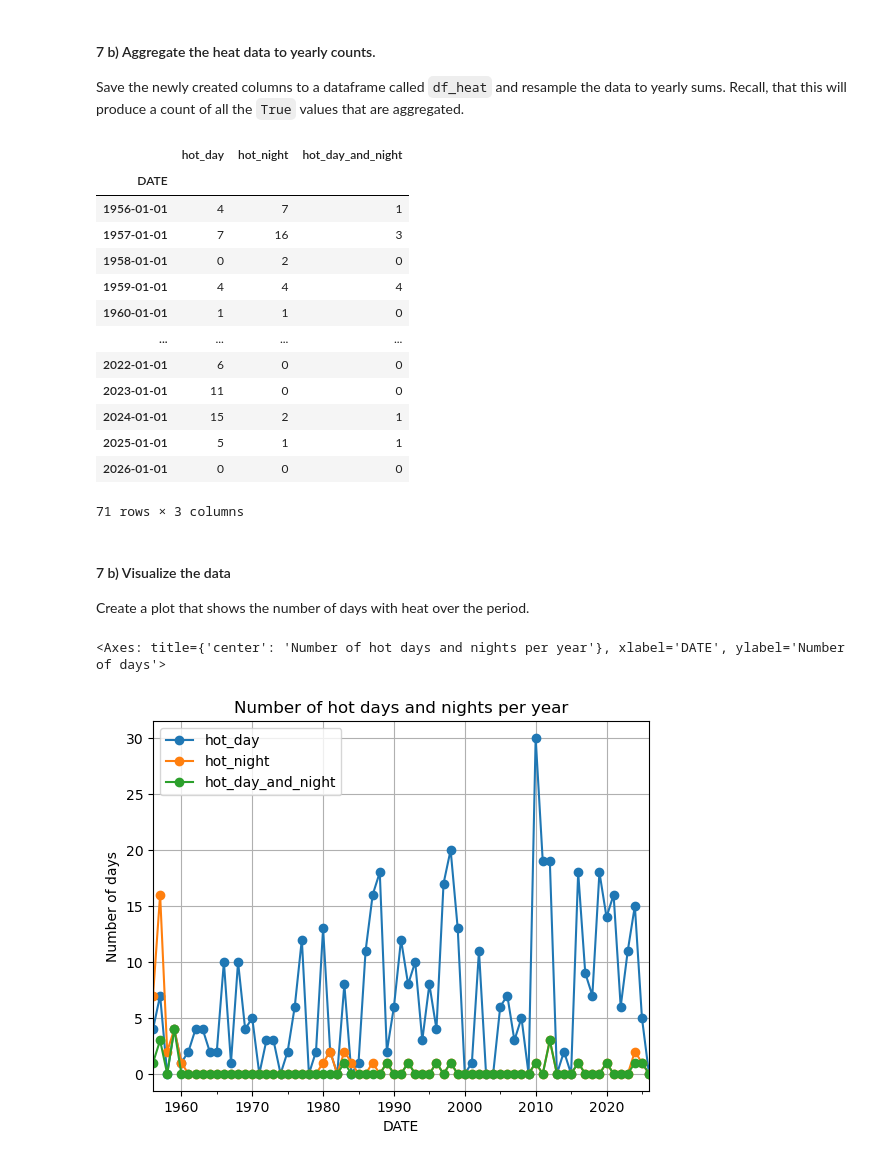
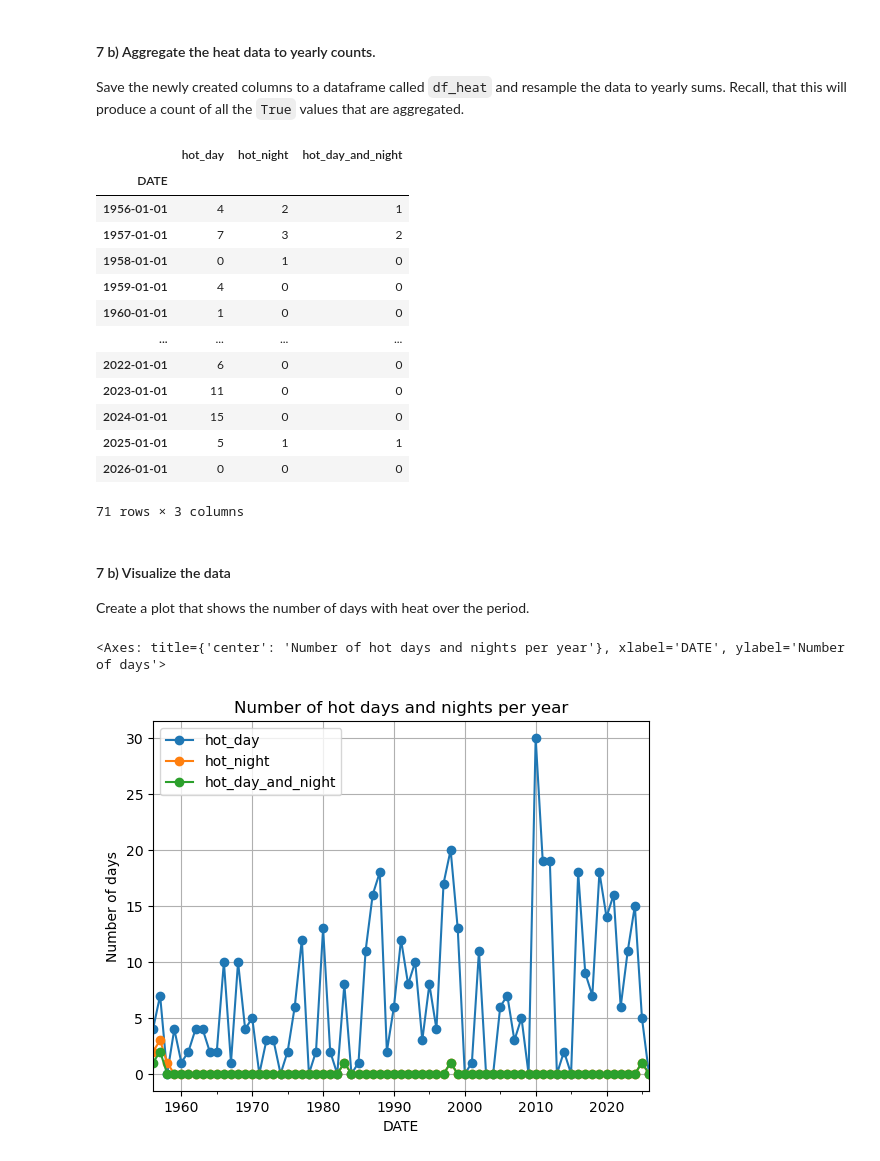
Before and after one commit to sarahcoleman12/ISAT_420_S26_Shared, a Jupyter notebook: W5_Pandas_Groupby_And_Timeseries/Code/w5_pandas_timerseries_practice.ipynb, the cells around one changed output. Saved outputs shown, nothing was run; the diff lists cells and outputs as text; code cells hidden in the pictures.

```diff
--- a/W5_Pandas_Groupby_And_Timeseries/Code/w5_pandas_timerseries_practice.ipynb
+++ b/W5_Pandas_Groupby_And_Timeseries/Code/w5_pandas_timerseries_practice.ipynb
@@ -21,6 +21,10 @@ import matplotlib.pyplot as plt
 We want to make sure that dates are parsed and that missing values are replaced with `NaN`
 # %%
 datafile = r'C:\Users\sarah\OneDrive - James Madison University\Desktop\ISAT 420 Materials\GitHub_Respositories\ISAT_420_S26_Shared\W5_Pandas_Groupby_And_Timeseries\Data\CDO_USW00093736_1955_2025.txt'
-df = pd.read_csv(datafile, sep='\s+', na_values=[-9999], skiprows= [1])
+df = pd.read_csv(datafile, sep=r'\s+',
+                 na_values=[-9999.0, -99.0],
+                 skiprows = [1],
+                 parse_dates=[4])
+df = df.set_index('DATE')
 df.head()
 # %% [output]
@@ -44,6 +59,9 @@ For now, we will only work with the temperature and precipitation columns. Let's
 
 The code below will only retain the TMAX columns
 `df = df[['TMAX']]`
+# %%
+columns_to_keep = ['TMAX', 'TMIN', 'PRCP']
+df = df[columns_to_keep]
 # %% [markdown]
 #### 5) Construct a climate diagram.
 
@@ -158,6 +190,10 @@ You can compare two series using the `&` symbol. See the example below:
 4    False
 dtype: bool
 # %%
+df['hot_day'] = df['TMAX'] >= 35
+df['hot_night'] = df['TMIN'] >= 27
+df['hot_day_and_night'] = df['hot_day'] & df['hot_night']
+df.head()
 # %% [output]
 |  | TMAX | TMIN | PRCP | hot_day | hot_night | hot_day_and_night |
 | DATE |  |  |  |  |  |  |
@@ -171,18 +207,20 @@ dtype: bool
 
 Save the newly created columns to a dataframe called `df_heat` and resample the data to yearly sums. Recall, that this will produce a count of all the `True` values that are aggregated.
 # %%
+df_heat = df[['hot_day', 'hot_night', 'hot_day_and_night']].resample('YS').sum()
+df_heat
 # %% [output]
 |  | hot_day | hot_night | hot_day_and_night |
 | DATE |  |  |  |
-| 1956-01-01 | 4 | 7 | 1 |
-| 1957-01-01 | 7 | 16 | 3 |
-| 1958-01-01 | 0 | 2 | 0 |
-| 1959-01-01 | 4 | 4 | 4 |
-| 1960-01-01 | 1 | 1 | 0 |
+| 1956-01-01 | 4 | 2 | 1 |
+| 1957-01-01 | 7 | 3 | 2 |
+| 1958-01-01 | 0 | 1 | 0 |
+| 1959-01-01 | 4 | 0 | 0 |
+| 1960-01-01 | 1 | 0 | 0 |
 | ... | ... | ... | ... |
 | 2022-01-01 | 6 | 0 | 0 |
 | 2023-01-01 | 11 | 0 | 0 |
-| 2024-01-01 | 15 | 2 | 1 |
+| 2024-01-01 | 15 | 0 | 0 |
 | 2025-01-01 | 5 | 1 | 1 |
 | 2026-01-01 | 0 | 0 | 0 |
 71 rows × 3 columns
@@ -191,6 +229,7 @@ Save the newly created columns to a dataframe called `df_heat` and resample the
 
 Create a plot that shows the number of days with heat over the period.
 # %%
+df_heat.plot(kind = 'line', marker = 'o', ylabel = 'Number of days', title = 'Number of hot days and nights per year', grid = True)
 # %% [output]
 <Axes: title={'center': 'Number of hot days and nights per year'}, xlabel='DATE', ylabel='Number of days'>
-[figure, old version]
+[figure, new version]
```
Also changed, not shown: parts of 8 cells of this notebook.
